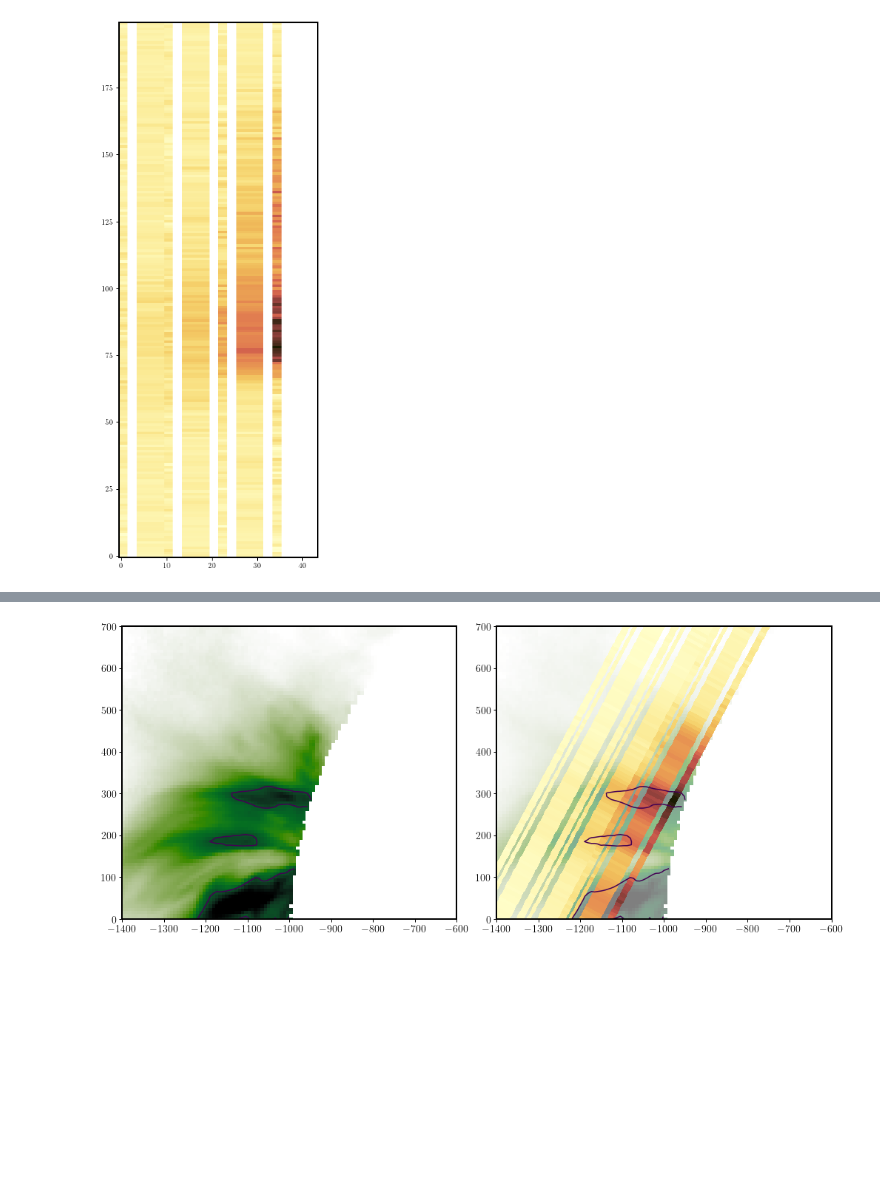
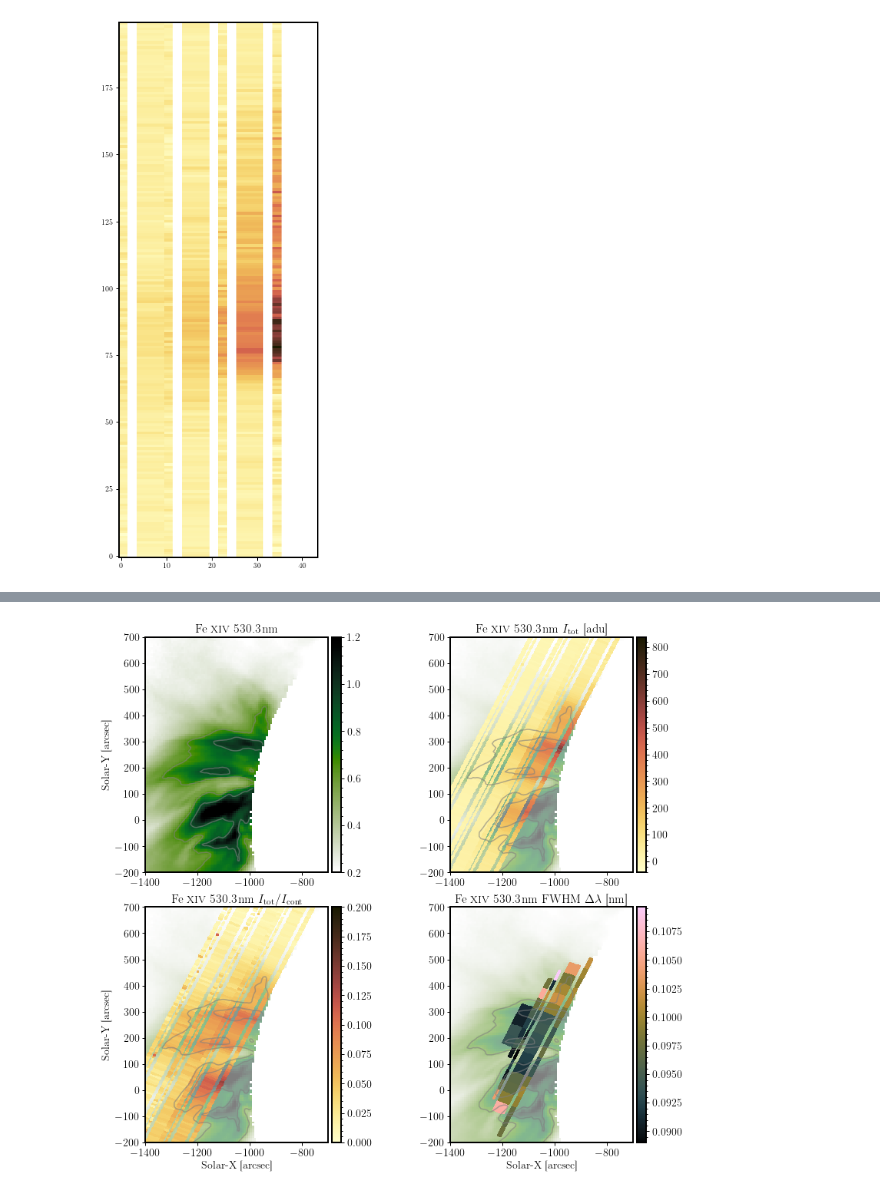
Before and after one commit to yjzhu-solar/Eclipse2017, a Jupyter notebook: ipynb/eclipse_data/off_limb_intensity_map_test.ipynb, the cells around one changed output, grey strips where cells are left out. Saved outputs shown, nothing was run; the diff lists cells and outputs as text; code cells hidden in the pictures; blank space fills up the shorter version.

```diff
--- a/ipynb/eclipse_data/off_limb_intensity_map_test.ipynb
+++ b/ipynb/eclipse_data/off_limb_intensity_map_test.ipynb
@@ -428,5 +598,6 @@ ax.set_aspect(1)
 # %%
 x_2d_grid_green_arcsec, y_2d_grid_green_arcsec = np.meshgrid(x_1d_grid_green_arcsec, y_1d_grid_green_arcsec)
+x_2d_grid_green_arcsec_bin, y_2d_grid_green_arcsec_bin = np.meshgrid(x_1d_grid_green_arcsec, y_1d_grid_green_arcsec_bin)
 fig, ax = plt.subplots(figsize=(8,6),constrained_layout=True)
 ax.pcolormesh(x_2d_grid_green_arcsec,y_2d_grid_green_arcsec,green_fit_matrix[1,:,:],cmap=cmr.jungle_r,rasterized=True)
 ax.set_aspect(1)
@@ -437,2 +626,4 @@ rotate_angle_context = -28
+# %%
+rotate_angle_context = - 27.5
 # %%
 x_2d_grid_green_arcsec_rot = np.cos(np.deg2rad(np.abs(rotate_angle_context)))*x_2d_grid_green_arcsec + \
@@ -443,3 +634,9 @@ y_2d_grid_green_arcsec_rot = - np.sin(np.deg2rad(np.abs(rotate_angle_context)))*
+# %%
+x_2d_grid_green_arcsec_bin_rot = np.cos(np.deg2rad(np.abs(rotate_angle_context)))*x_2d_grid_green_arcsec_bin + \
+                            np.sin(np.deg2rad(np.abs(rotate_angle_context)))*y_2d_grid_green_arcsec_bin_correct
+
+y_2d_grid_green_arcsec_bin_rot = - np.sin(np.deg2rad(np.abs(rotate_angle_context)))*x_2d_grid_green_arcsec_bin + \
+                            np.cos(np.deg2rad(np.abs(rotate_angle_context)))*y_2d_grid_green_arcsec_bin_correct
 # %%
 x_2d_grid_green_arcsec, y_2d_grid_green_arcsec = np.meshgrid(x_1d_grid_green_arcsec, y_1d_grid_green_arcsec)
 fig, ax = plt.subplots(figsize=(8,6),constrained_layout=True)
@@ -459,38 +656,86 @@ def func_img_ypixel_to_yarcsec(x):
 
 def func_img_yarcsec_to_ypixel(x):
     return x*img_pixel_to_arcsec + img_center[1]
+# %%
+def plot_colorbar(im, ax, width="3%", height="100%",loc="lower left",fontsize=14):
+    clb_ax = inset_axes(ax,width=width,height=height,loc=loc,
+                bbox_to_anchor=(1.02, 0., 1, 1),
+                 bbox_transform=ax.transAxes,
+                 borderpad=0)
+    clb = plt.colorbar(im,pad = 0.05,orientation='vertical',ax=ax,cax=clb_ax)
+    clb_ax.yaxis.set_minor_locator(AutoMinorLocator(5))
+    clb_ax.yaxis.get_offset_text().set_fontsize(fontsize)
+    clb_ax.tick_params(labelsize=fontsize)
+    return clb, clb_ax
 # %%
 img_center = np.array([300,220])
 img_xpixel_array = np.arange(FeXIV_line_cont_image_rot_scipy.shape[1])
 img_ypixel_array = np.arange(FeXIV_line_cont_image_rot_scipy.shape[0])
 
 img_xarcsec_array = func_img_xpixel_to_xarcsec(img_xpixel_array)
 img_yarcsec_array = func_img_ypixel_to_yarcsec(img_ypixel_array)
 
-fig, (ax1,ax2) = plt.subplots(1,2,figsize=(14,6),constrained_layout=True)
-ax1.pcolormesh(img_xarcsec_array,img_yarcsec_array,FeXIV_line_cont_image_rot_scipy,vmin=0.2,vmax=1.2,
+fig, ((ax1,ax2),(ax3,ax4)) = plt.subplots(2,2,figsize=(11,10),constrained_layout=True)
+im1 = ax1.pcolormesh(img_xarcsec_array,img_yarcsec_array,FeXIV_line_cont_image_rot_scipy,vmin=0.2,vmax=1.2,
                     cmap=cmr.jungle_r,shading="auto",rasterized=True)
-ax1.contour(img_xarcsec_array,img_yarcsec_array,FeXIV_line_cont_image_rot_scipy,levels=[0.9])
+
+plot_colorbar(im1, ax1,width="5%")
 
 ax2.pcolormesh(img_xarcsec_array,img_yarcsec_array,FeXIV_line_cont_image_rot_scipy,vmin=0.2,vmax=1.2,
                     cmap=cmr.jungle_r,shading="auto",rasterized=True,alpha=0.5)
-ax2.contour(img_xarcsec_array,img_yarcsec_array,FeXIV_line_cont_image_rot_scipy,levels=[0.9])
 
 slit_xshift_green = sun_x_fitpoly(62) - slit_pos
 
 slit_center_x_green =  - slit_xshift_green/pixel_ratio_to_arcsec*np.cos(np.deg2rad(np.abs(rotate_angle_context)))
 slit_center_y_green =  slit_xshift_green/pixel_ratio_to_arcsec*np.sin(np.deg2rad(np.abs(rotate_angle_context)))
 
-ax2.pcolormesh(x_2d_grid_green_arcsec_rot + slit_center_x_green,
+im2 = ax2.pcolormesh(x_2d_grid_green_arcsec_rot + slit_center_x_green,
                 y_2d_grid_green_arcsec_rot + slit_center_y_green,
                 green_fit_matrix[1,:,:],cmap=cmcm.lajolla,rasterized=True)
+plot_colorbar(im2, ax2,width="5%")
 
-xlim_zoomin = [-1400,-600]
-ylim_zoomin = [0,700]
-for ax_ in (ax1,ax2):
+
+ax3.pcolormesh(img_xarcsec_array,img_yarcsec_array,FeXIV_line_cont_image_rot_scipy,vmin=0.2,vmax=1.2,
+                    cmap=cmr.jungle_r,shading="auto",rasterized=True,alpha=0.5)
+
+
+green_line_cont_ratio_masked = green_fit_matrix[1,:,:]/green_fit_matrix[3,:,:]
+green_line_cont_ratio_masked[np.where(green_fit_matrix[1,:,:] < 0)] = np.nan
+im3 = ax3.pcolormesh(x_2d_grid_green_arcsec_rot + slit_center_x_green,
+                y_2d_grid_green_arcsec_rot + slit_center_y_green,
+                green_line_cont_ratio_masked,cmap=cmcm.lajolla,rasterized=True,vmin=0,vmax=0.2)
+
+plot_colorbar(im3, ax3,width="5%")
+
+ax4.pcolormesh(img_xarcsec_array,img_yarcsec_array,FeXIV_line_cont_image_rot_scipy,vmin=0.2,vmax=1.2,
+                    cmap=cmr.jungle_r,shading="auto",rasterized=True,alpha=0.5)
+
+fwhm_masked = np.copy(green_fit_matrix_bin[2,:,:])
+fwhm_masked[np.where(green_fit_matrix_bin[1,:,:] < 100)] = np.nan
+im4 = ax4.pcolormesh(x_2d_grid_green_arcsec_bin_rot + slit_center_x_green,
+                y_2d_grid_green_arcsec_bin_rot + slit_center_y_green,
+                fwhm_masked,cmap=cmcm.batlowK,rasterized=True)
+
+plot_colorbar(im4, ax4,width="5%")
+
+ax1.set_ylabel("Solar-Y [arcsec]",fontsize=14)
+ax3.set_xlabel("Solar-X [arcsec]",fontsize=14)
+ax3.set_ylabel("Solar-Y [arcsec]",fontsize=14)
+ax4.set_xlabel("Solar-X [arcsec]",fontsize=14)
+
+ax1.set_title(r"Fe \textsc{xiv} 530.3\,nm",fontsize=16)
+ax2.set_title(r"Fe \textsc{xiv} 530.3\,nm $I_{\rm tot}$ [adu]",fontsize=16)
+ax3.set_title(r"Fe \textsc{xiv} 530.3\,nm $I_{\rm tot}/I_{\rm cont}$",fontsize=16)
+ax4.set_title(r"Fe \textsc{xiv} 530.3\,nm FWHM $\Delta \lambda$ [nm]",fontsize=16)
+
+xlim_zoomin = [-1400,-700]
+ylim_zoomin = [-200,700]
+for ax_ in (ax1,ax2,ax3,ax4):
+    ax_.contour(img_xarcsec_array,img_yarcsec_array,FeXIV_line_cont_image_rot_scipy,levels=[0.65,0.9],alpha=0.6,
+            colors=['grey'])
     ax_.set_aspect(1)
     ax_.tick_params(labelsize=14)
     ax_.set_xlim(xlim_zoomin)
     ax_.set_ylim(ylim_zoomin)
 # %% [output]
-[figure, old version]
+[figure, new version]
```
Also changed, not shown: parts of 43 cells of this notebook, 6 other files.
